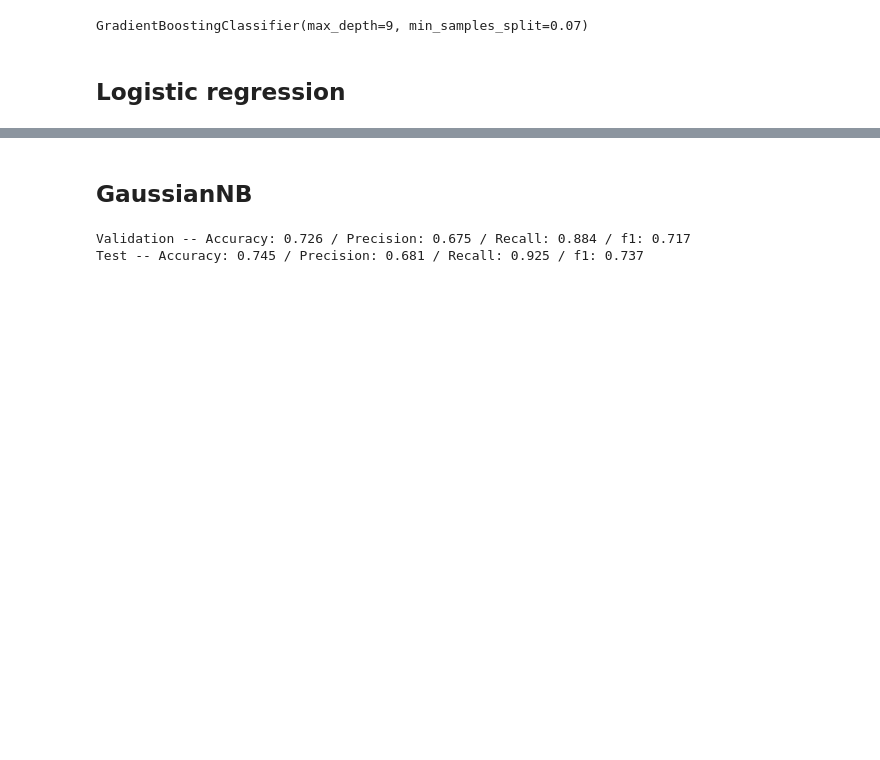
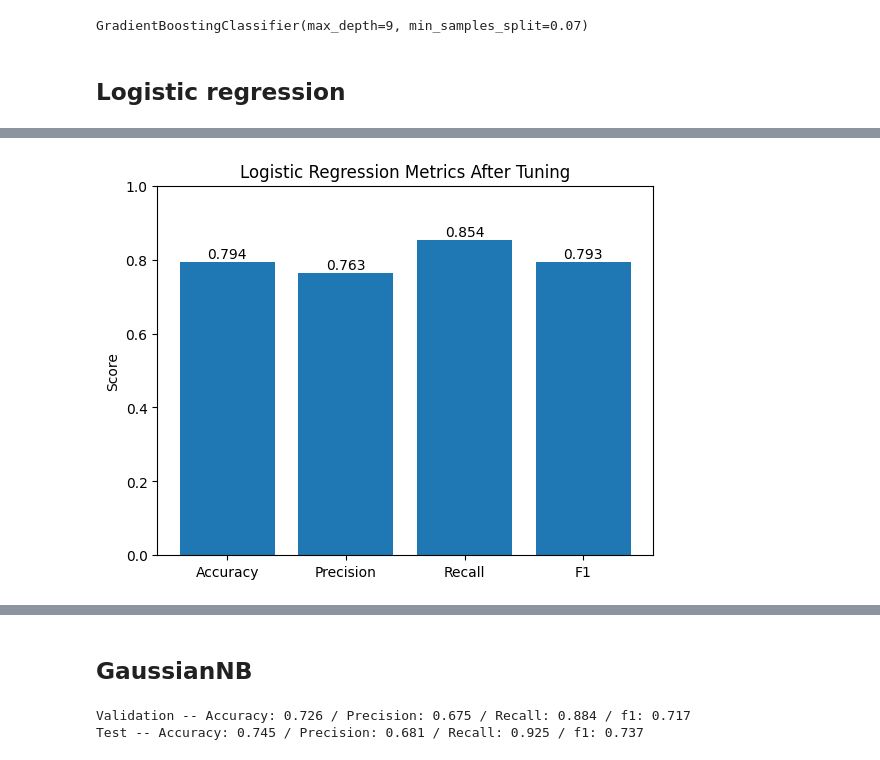
Before and after one commit to sanjeet-jain/cs-559, a Jupyter notebook: FinalProject/FinalProject/finalProject-ClassCompetition.ipynb, the cells around one changed output, grey strips where cells are left out. Cells and saved outputs as stored; diff of their text form; code cells hidden in the pictures; blank space fills up the shorter version.

```diff
--- a/FinalProject/FinalProject/finalProject-ClassCompetition.ipynb
+++ b/FinalProject/FinalProject/finalProject-ClassCompetition.ipynb
@@ -749,38 +872,15 @@ y_test = test["Transported"]
 # %%
-# lr_best_params = grid_search_lr.best_params_
-# gnb_best_params = grid_search_gnb.best_params_
-# lda_best_params = grid_search_lda.best_params_
+lr_best_params = grid_search_lr.best_params_
+gnb_best_params = grid_search_gnb.best_params_
+lda_best_params = grid_search_lda.best_params_
 # dt_best_params = grid_search_dt.best_params_
 # rf_best_params = grid_search_rf.best_params_
 # gb_best_params = grid_search_gb.best_params_
 
-# lr_best_params = {'C': 10.0, 'penalty': 'l2', 'solver': 'lbfgs'}
-# gnb_best_params ={'var_smoothing': 2.4770763559917138e-09}
-# lda_best_params ={'shrinkage': None, 'solver': 'svd'}
-# dt_best_params = {'max_depth': 12, 'min_samples_leaf': 0.01, 'min_samples_split': 4}
-# rf_best_params = {'bootstrap': False, 'max_depth': 15, 'min_samples_split': 8, 'n_estimators': 100}
-# gb_best_params = {'max_depth': 15, 'min_samples_split': 0.06}
 
 # lr_best_params={'C': 10.0, 'penalty': 'l2', 'solver': 'lbfgs'}
-# gnb_best_params={'var_smoothing': 2.4770763559917138e-09}
-# lda_best_params={'shrinkage': None, 'solver': 'svd'}
-# dt_best_params={'max_depth': 12, 'min_samples_leaf': 0.01, 'min_samples_split': 2}
-# # rf_best_params={'bootstrap': False, 'max_depth': 15, 'min_samples_split': 8, 'n_estimators': 100}
-# rf_best_params={'bootstrap': False, 'max_depth': 15, 'min_samples_split': 4, 'n_estimators': 500}
-# gb_best_params={'max_depth': 15, 'min_samples_split': 0.06}
-
-
-# lr_best_params={'C': 0.1, 'penalty': 'l1', 'solver': 'saga'}
 # gnb_best_params={'var_smoothing': 1.4174741629268018e-09}
 # lda_best_params={'shrinkage': 'auto', 'solver': 'lsqr'}
-# dt_best_params={'max_depth': 12, 'min_samples_leaf': 0.01, 'min_samples_split': 2}
-# rf_best_params={'bootstrap': True, 'max_depth': 15, 'min_samples_split': 2, 'n_estimators': 500}
-# gb_best_params={'max_depth': 9, 'min_samples_split': 0.07}
-
-
-lr_best_params={'C': 0.1, 'penalty': 'l1', 'solver': 'saga'}
-gnb_best_params={'var_smoothing': 1.4174741629268018e-09}
-lda_best_params={'shrinkage': 'auto', 'solver': 'lsqr'}
 dt_best_params={'max_depth': 12, 'min_samples_leaf': 0.01, 'min_samples_split': 2}
 rf_best_params={'bootstrap': True, 'max_depth': 12, 'min_samples_split': 2, 'n_estimators': 100}
 gb_best_params={'max_depth': 9, 'min_samples_split': 0.07}
@@ -826,0 +927,17 @@ Test -- Accuracy: 0.794 / Precision: 0.746 / Recall: 0.891 / f1: 0.792
+# %%
+# Creating a bar plot
+metrics = ['Accuracy', 'Precision', 'Recall', 'F1']
+values = [logReg_accuracy, logReg_precision, logReg_recall, logReg_f1]
+
+plt.bar(metrics, values)
+plt.ylim([0, 1])  # Set the y-axis limits between 0 and 1
+plt.ylabel('Score')
+plt.title('Logistic Regression Metrics After Tuning')
+
+# Adding the values on top of each bar
+for i, v in enumerate(values):
+    plt.text(i, v + 0.01, str(v), ha='center')
+
+plt.show()
+# %% [output]
+[figure, added]
```
Also changed, not shown: parts of 34 cells of this notebook, 14 other files.
